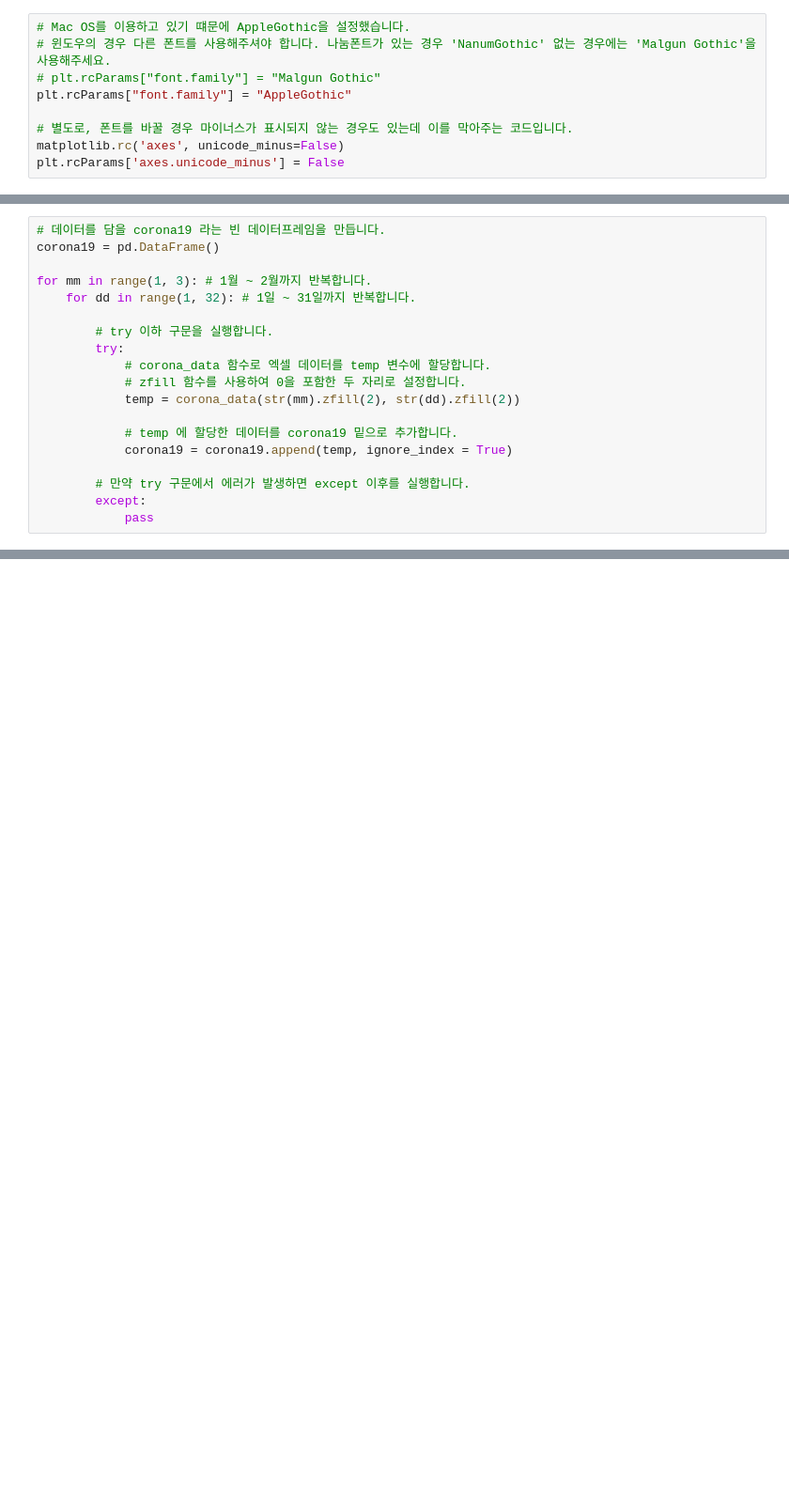
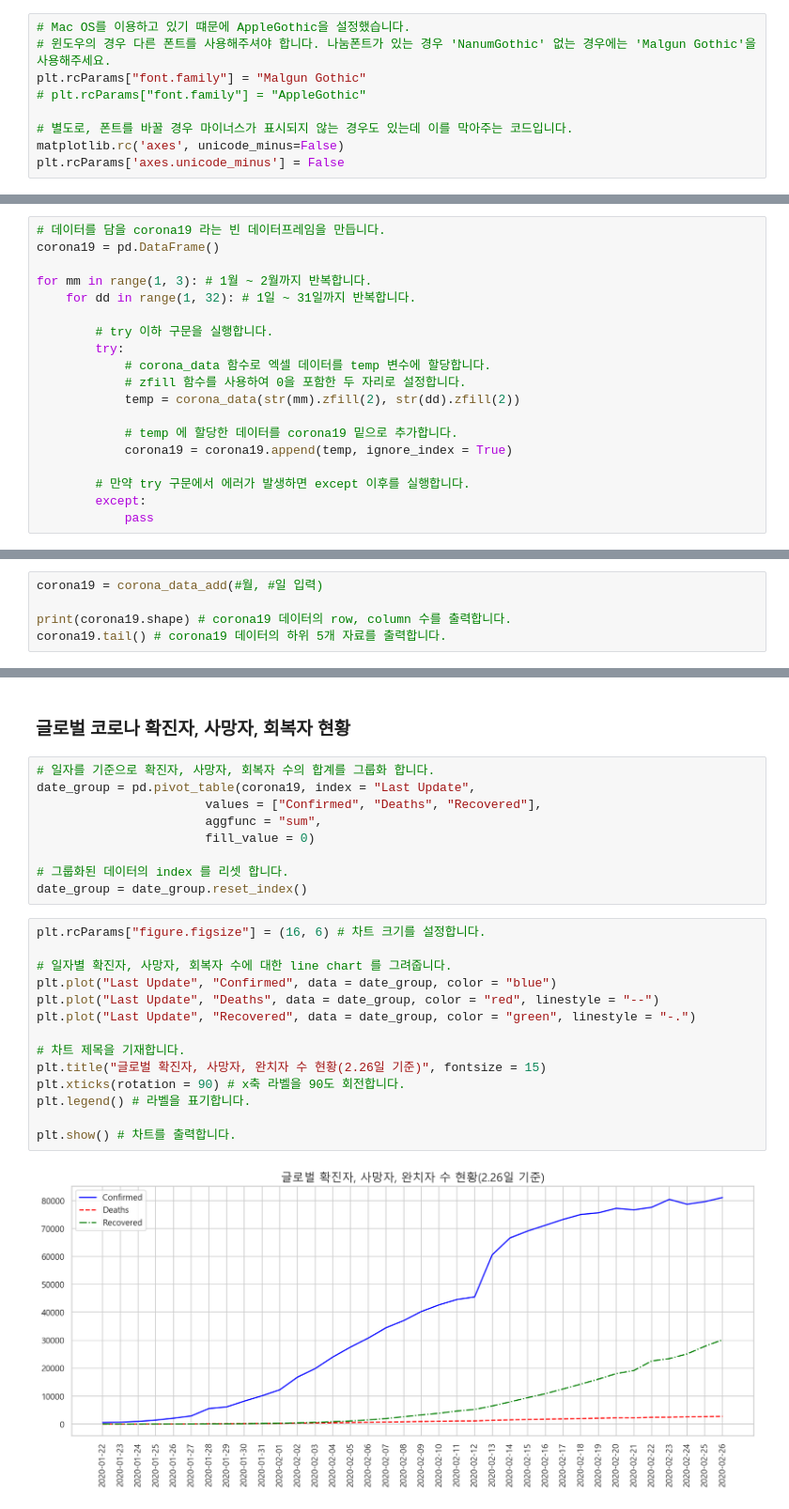
Before and after one commit to kisu-seo/Data_for_Fun, a Jupyter notebook: Corona19/Corona19.ipynb, the cells around one changed output, grey strips where cells are left out. Shown at 94% size. Drawn from its saved outputs; the diff is of its cells as text; blank space fills up the shorter version.

```diff
--- a/Corona19/Corona19.ipynb
+++ b/Corona19/Corona19.ipynb
@@ -18,8 +19,8 @@ warnings.filterwarnings("ignore")
 # %%
 # Mac OS를 이용하고 있기 떄문에 AppleGothic을 설정했습니다.
 # 윈도우의 경우 다른 폰트를 사용해주셔야 합니다. 나눔폰트가 있는 경우 'NanumGothic' 없는 경우에는 'Malgun Gothic'을 사용해주세요.
-# plt.rcParams["font.family"] = "Malgun Gothic"
-plt.rcParams["font.family"] = "AppleGothic"
+plt.rcParams["font.family"] = "Malgun Gothic"
+# plt.rcParams["font.family"] = "AppleGothic"
 
 # 별도로, 폰트를 바꿀 경우 마이너스가 표시되지 않는 경우도 있는데 이를 막아주는 코드입니다.
 matplotlib.rc('axes', unicode_minus=False)
@@ -89,0 +158,5 @@ corona19.to_csv("corona19.csv", index = False)
+# %%
+corona19 = corona_data_add(#월, #일 입력)
+
+print(corona19.shape) # corona19 데이터의 row, column 수를 출력합니다.
+corona19.tail() # corona19 데이터의 하위 5개 자료를 출력합니다.
@@ -89,0 +176,27 @@ corona19.to_csv("corona19.csv", index = False)
+# %% [markdown]
+### 글로벌 코로나 확진자, 사망자, 회복자 현황
+# %%
+# 일자를 기준으로 확진자, 사망자, 회복자 수의 합계를 그룹화 합니다.
+date_group = pd.pivot_table(corona19, index = "Last Update",
+                       values = ["Confirmed", "Deaths", "Recovered"],
+                       aggfunc = "sum",
+                       fill_value = 0)
+
+# 그룹화된 데이터의 index 를 리셋 합니다.
+date_group = date_group.reset_index()
+# %%
+plt.rcParams["figure.figsize"] = (16, 6) # 차트 크기를 설정합니다.
+
+# 일자별 확진자, 사망자, 회복자 수에 대한 line chart 를 그려줍니다.
+plt.plot("Last Update", "Confirmed", data = date_group, color = "blue")
+plt.plot("Last Update", "Deaths", data = date_group, color = "red", linestyle = "--")
+plt.plot("Last Update", "Recovered", data = date_group, color = "green", linestyle = "-.")
+
+# 차트 제목을 기재합니다.
+plt.title("글로벌 확진자, 사망자, 완치자 수 현황(2.26일 기준)", fontsize = 15)
+plt.xticks(rotation = 90) # x축 라벨을 90도 회전합니다.
+plt.legend() # 라벨을 표기합니다.
+
+plt.show() # 차트를 출력합니다.
+# %% [output]
+[figure, added]
```
Also changed, not shown: parts of 20 cells of this notebook.
